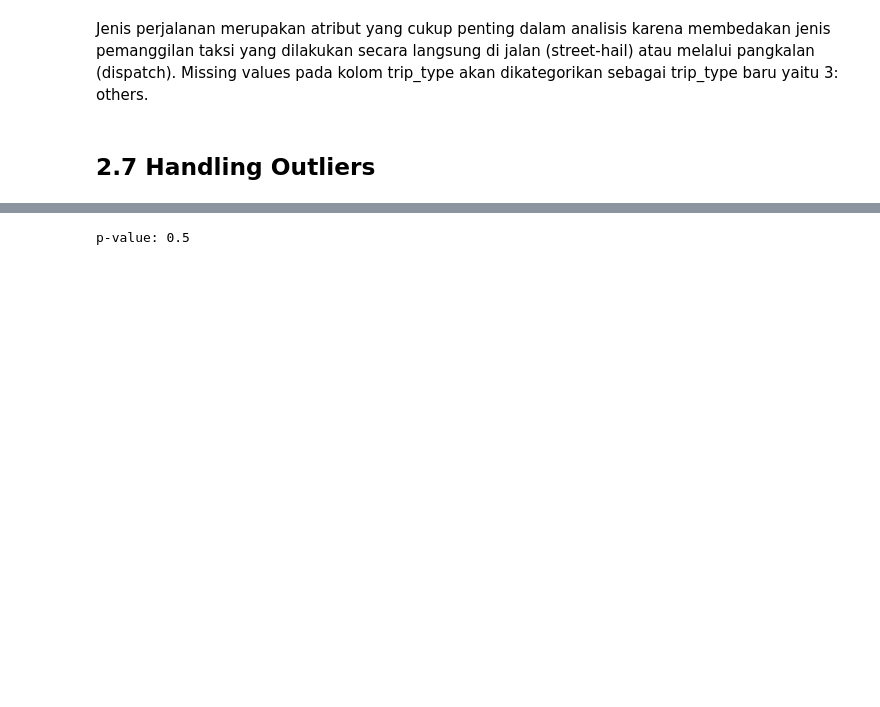
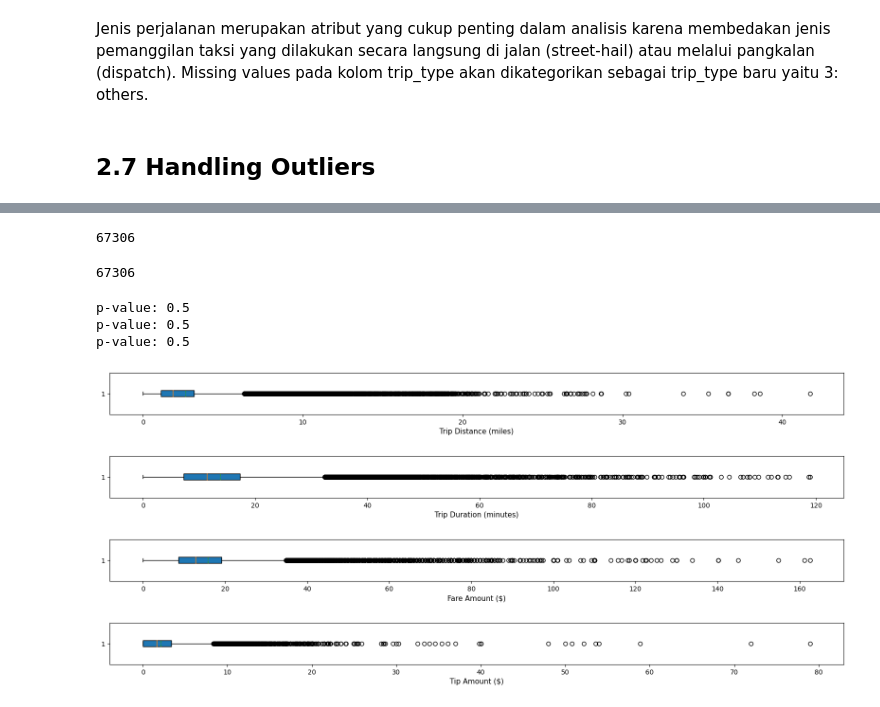
Before and after one commit to nheryanto/nyc-green-taxi, a Jupyter notebook: notebooks/1.0-nah-data-preparation.ipynb, the cells around one changed output, grey strips where cells are left out. Saved outputs shown, nothing was run; the diff lists cells and outputs as text; code cells hidden in the pictures; blank space fills up the shorter version.

```diff
--- a/notebooks/1.0-nah-data-preparation.ipynb
+++ b/notebooks/1.0-nah-data-preparation.ipynb
@@ -667,6 +700,8 @@ df_na.p_congestion = df_na.p_congestion.apply(lambda x: np.nan if math.isnan(x)
 df_na.congestion_surcharge = np.where(df_na.p_congestion.isna().values, np.nan, np.where(df_na.p_congestion > 0.5, 2.75, 0))
 # drop kolom p_congestion
 df_na.drop(columns='p_congestion', inplace=True)
+# %%
+df_na.dropna(subset='congestion_surcharge', inplace=True)
 # %% [markdown]
 ### 2.6.4 Payment Type
 # %% [markdown]
@@ -705,0 +741,4 @@ dtype: int64
+# %%
+df.fare_amount = np.where(((df.trip_duration_seconds <= 60) | (df.trip_distance <= 0.2)) & ((df.RatecodeID == 1) & (df.fare_amount != 3)), 3,\
+                           np.where(((df.trip_duration_seconds <= 60) | (df.trip_distance <= 0.2)) & ((df.RatecodeID == 2) & (df.fare_amount != 70)), 70,\
+                                     np.where(((df.trip_duration_seconds <= 60) | (df.trip_distance <= 0.2)) & ((df.RatecodeID == 3) & (df.fare_amount != 23)), 23, df.fare_amount)))
@@ -733,8 +776,25 @@ ax[1].set_title(r'p-value')
-# %%
-# longest distance between two arbitrary points in NYC & Google Maps
-df.trip_distance = df.trip_distance.mask(df.trip_distance > 48.5)
-# rule from NYC TLC: driver cannot drive for more than 12 hours, ganti ke batas maksimal
-df.trip_duration_seconds = df.trip_duration_seconds.mask((df.trip_duration_seconds > 12*3600), 12*3600)
+# %%
+# longest distance between two arbitrary points in NYC & Google Maps
+df.trip_distance = df.trip_distance.mask(df.trip_distance > 50)
+
+# maksimal trip_speed untuk durasi lebih dari 2 jam adalah 11mph, kurang logis secara domain knowledge
+df.trip_duration_seconds = df.trip_duration_seconds.mask(df.trip_duration_seconds > 2*3600)
+
+# batas maksimal fare amount adalah maksimal tarif ke airport
+df.fare_amount = df.fare_amount.mask(df.fare_amount > df[df.RatecodeID.isin([2,3])].fare_amount.max())
+
+# batas maksimal tip adalah 2 kali fare_amount
+df.tip_amount = df.tip_amount.mask((df.tip_amount > 2*df.fare_amount), 2*df.fare_amount)
+# %%
+len(df)
+# %% [output]
+67306
+# %%
+idx_na = df[df.isna().values].index
+idx_notna = df.index.difference(idx_na)
+len(idx_na.unique()) + len(idx_notna)
+# %% [output]
+67306
 # %%
 from sklearn.experimental import enable_iterative_imputer
 from sklearn.impute import IterativeImputer
@@ -745,7 +805,31 @@ df[cols] = imp.fit_transform(df[cols])
 # %%
 from scipy.stats import ks_2samp
 
-stats, pvalue = ks_2samp(df_old[df_old.trip_distance <= 48.5].trip_distance, df.trip_distance, alternative='two-sided')
+stats, pvalue = ks_2samp(df_old.loc[idx_notna].trip_distance, df.trip_distance, alternative='two-sided')
 print('p-value:', pvalue/2)
+
+stats, pvalue = ks_2samp(df_old.loc[idx_notna].trip_duration_seconds, df.trip_duration_seconds, alternative='two-sided')
+print('p-value:', pvalue/2)
+
+stats, pvalue = ks_2samp(df_old.loc[idx_notna].fare_amount, df.fare_amount, alternative='two-sided')
+print('p-value:', pvalue/2)
 # %% [output]
 p-value: 0.5
+p-value: 0.5
+p-value: 0.5
+# %%
+fig, axes = plt.subplots(4, 1, figsize=(20, 8))
+axes[0].boxplot(df.trip_distance, patch_artist=True, meanline=True, showmeans=True, vert=False)
+axes[1].boxplot(df.trip_duration_seconds.apply(lambda x: x/60), patch_artist=True, meanline=True, showmeans=True, vert=False)
+axes[2].boxplot(df.fare_amount, patch_artist=True, meanline=True, showmeans=True, vert=False)
+axes[3].boxplot(df.tip_amount, patch_artist=True, meanline=True, showmeans=True, vert=False)
+
+axes[0].set_xlabel("Trip Distance (miles)", fontsize=11)
+axes[1].set_xlabel("Trip Duration (minutes)", fontsize=11)
+axes[2].set_xlabel("Fare Amount ($)", fontsize=11)
+axes[3].set_xlabel("Tip Amount ($)", fontsize=11)
+
+plt.subplots_adjust(left=None, bottom=None, right=None, top=None, wspace=1.5, hspace=1)
+plt.show()
+# %% [output]
+[figure, added]
```
Also changed, not shown: parts of 13 cells of this notebook.
